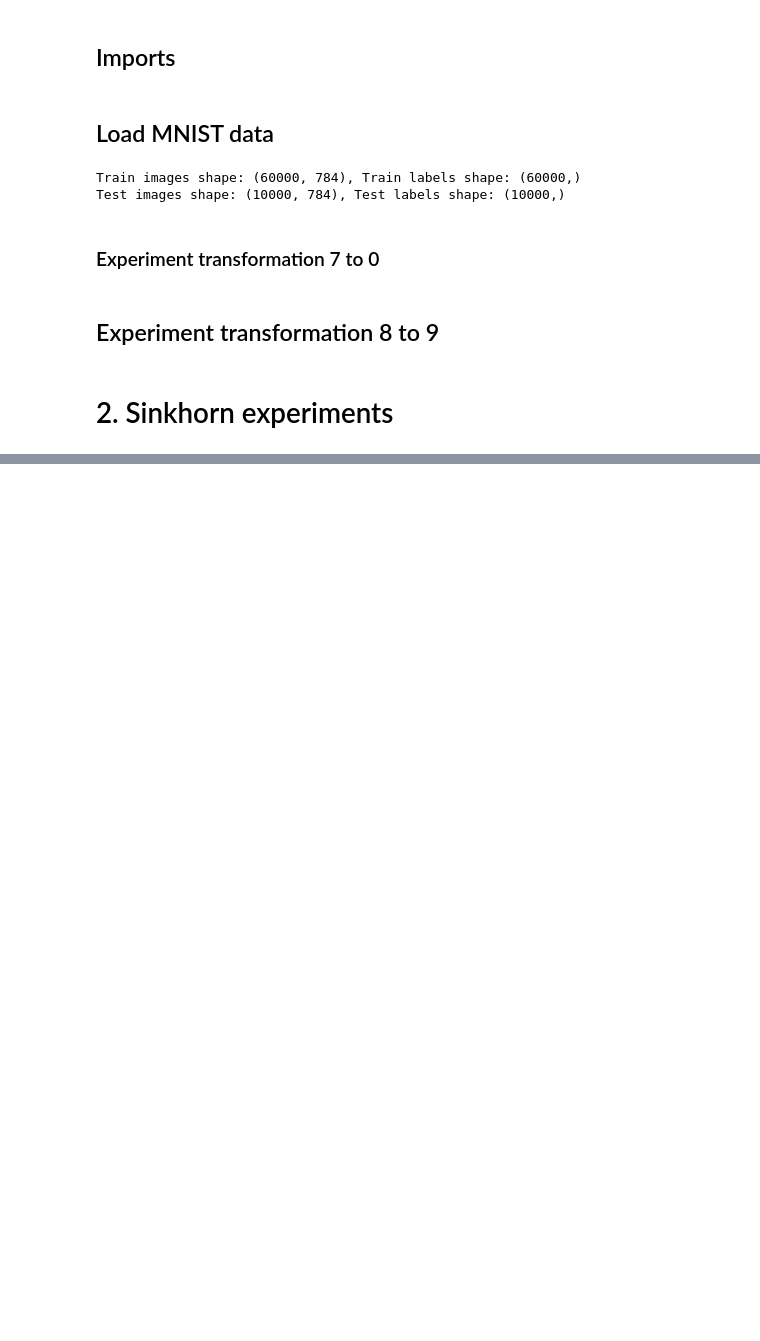
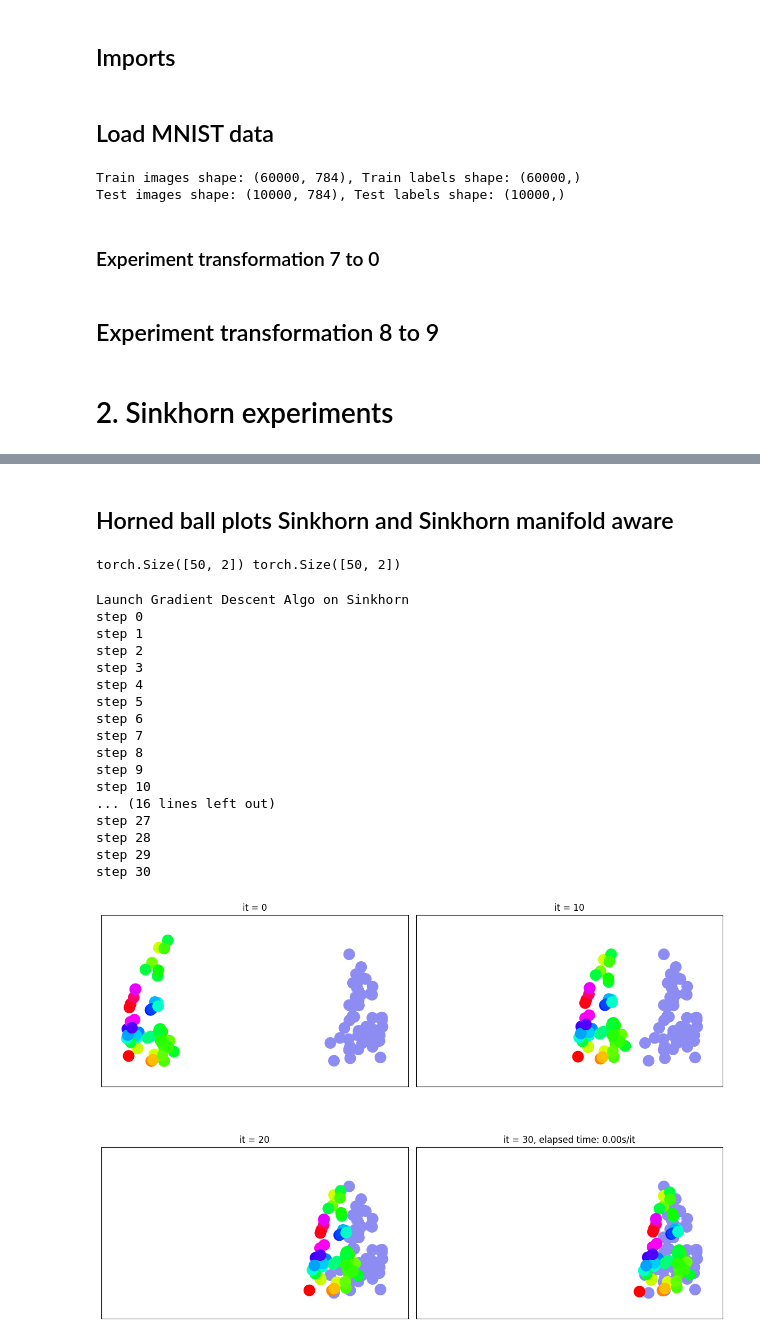
Before and after one commit to kerrianlc/Sinkhorn, a Jupyter notebook: plots.ipynb, the cells around one changed output, grey strips where cells are left out. Drawn from its saved outputs; the diff is of its cells as text; code cells hidden in the pictures; blank space fills up the shorter version.

```diff
--- a/plots.ipynb
+++ b/plots.ipynb
@@ -288,0 +286,39 @@ step 30
+# %% [markdown]
+## Horned ball plots Sinkhorn and Sinkhorn manifold aware
+# %%
+import torch
+from gen_geometry import draw_horned_ball
+from ManifoldProjectLoss import ManifoldProjection, BatchingCostModule
+from geomloss import SamplesLoss
+horn_pts, _, _ = draw_horned_ball(1000)
+
+# Re sample to have start and end not on the mesh
+_, start_pts, goal_pts = draw_horned_ball(1000)
+start_pts, goal_pts = start_pts[:50], goal_pts[:50]
+
+horn_pts, start_pts, goal_pts = torch.Tensor(horn_pts), torch.Tensor(start_pts), torch.Tensor(goal_pts)
+# %%
+print(start_pts.shape, goal_pts.shape)
+# %% [output]
+torch.Size([50, 2]) torch.Size([50, 2])
+# %%
+gradient_descent2D(SamplesLoss("sinkhorn", p=2, blur=0.1),start_pts, goal_pts, verbose=True, lr=0.1)
+# %% [output]
+Launch Gradient Descent Algo on Sinkhorn
+step 0
+step 1
+step 2
+step 3
+step 4
+step 5
+step 6
+step 7
+step 8
+step 9
+step 10
+... (16 lines left out)
+step 27
+step 28
+step 29
+step 30
+[figure, added]
```
Also changed, not shown: parts of 8 cells of this notebook, 4 other files.
